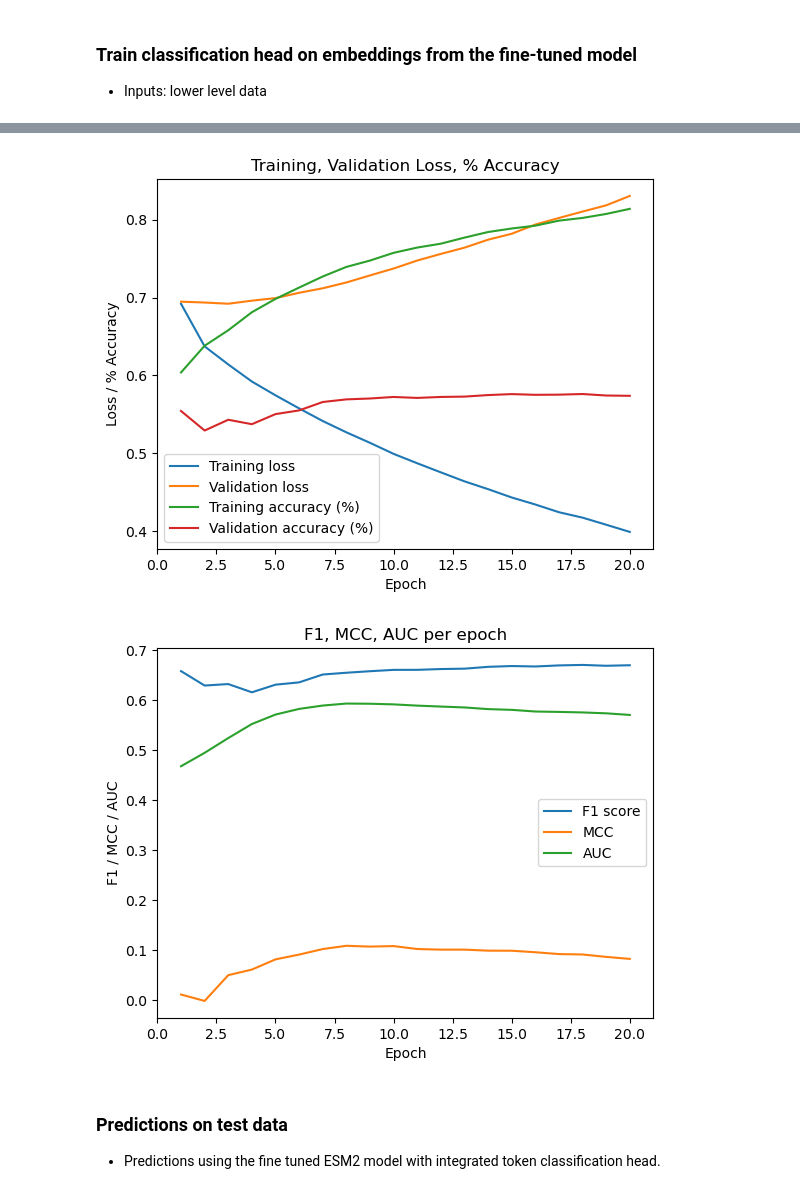
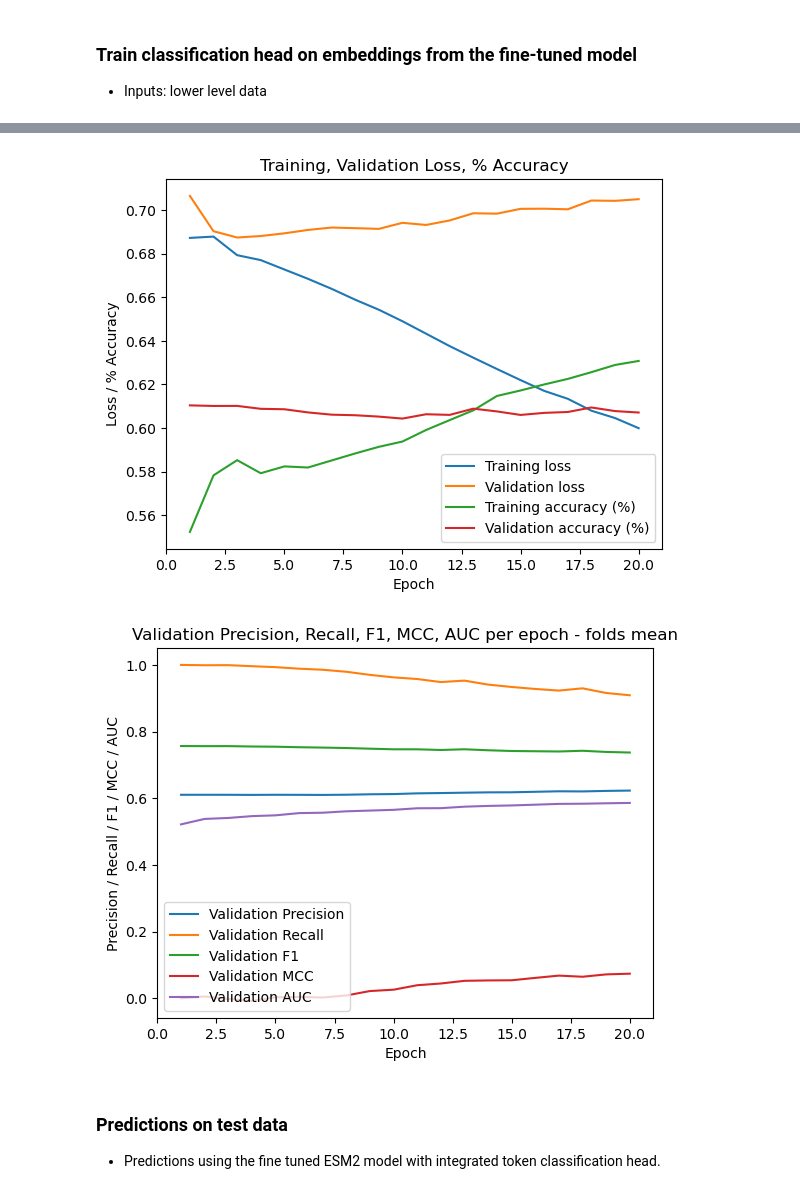
Before and after one commit to harryb257/MScProject, a Jupyter notebook: ESM2 finetune.ipynb, the cells around one changed output, grey strips where cells are left out. Saved outputs shown, nothing was run; the diff lists cells and outputs as text; code cells hidden in the pictures.

```diff
--- a/ESM2 finetune.ipynb
+++ b/ESM2 finetune.ipynb
@@ -313,7 +341,7 @@ EsmForTokenClassification(
 )
 # %%
 # Preprocess training data
-df_lower_stacked = pd.read_csv('/Users/harry/Documents/Data Science MSc/PROJECT/MScProject/Bunyaviricetes/Lower_2497571.csv')
+df_lower_stacked = pd.read_csv(lower_level)
 
 # Mask n/a values with -100
 df_lower_stacked['Class'] = df_lower_stacked['Class'].fillna(-100).astype('int32')
@@ -424,7 +452,7 @@ def batch_create(dataset, tokenizer, model):
         inputs = tokenizer(
             batch['sequence'],
             padding=True,
-            truncation=True,
+            truncation=False,
             return_tensors='pt'
         )
 
@@ -480,25 +508,20 @@ for key, value in val_datasets.items():
     batched = batch_create(value, tokenizer, model)
     val_loaded[key] = batched
 # %%
-# Classification head
+# # Classification head
 class PerResidueClassifier(nn.Module):
-    def __init__(self, in_features=320, hidden_size=128, out_features=2):
+    def __init__(self):
         super().__init__()
-        self.linear1 = nn.Linear(in_features, hidden_size)
-        self.relu = nn.ReLU()
-        self.dropout = nn.Dropout(0.2)
-        self.linear2 = nn.Linear(hidden_size, out_features)
 
-    def forward(self, embeddings):
-        x = self.linear1(embeddings)
-        x = self.relu(x)
-        x = self.dropout(x)
-        logits = self.linear2(x)
+        self.net = nn.Sequential(
+            nn.Linear(320, 128),
+            nn.ReLU(),
+            nn.Dropout(0.2),
+            nn.Linear(128, 2),
+        )
 
-        return logits
-
-# Instantiate classifier
-clf = PerResidueClassifier()
+    def forward(self, x):
+        return self.net(x)
 # %%
 # Determine frequency of positive vs negative labels to be used to weight the loss function
 neg_class = len(df_lower_stacked[df_lower_stacked['Class'] == 0])
@@ -731,35 +754,36 @@ Validation Metrics
 # Plot mean loss per epoch
 fig = plt.figure()
 ax = fig.add_subplot(1, 1, 1)
-ax.plot(range(1, epochs+1), avg_train_loss, label='Training loss')
-ax.plot(range(1, epochs+1), avg_val_loss, label='Validation loss')
-ax.plot(range(1, epochs+1), training_avg_acc, label='Training accuracy (%)')
-ax.plot(range(1, epochs+1), val_avg_acc, label='Validation accuracy (%)')
+ax.plot(range(1, len(clf_trained_avg_metrics)+1), clf_trained_avg_metrics['train_loss'], label='Training loss')
+ax.plot(range(1, len(clf_trained_avg_metrics)+1), clf_trained_avg_metrics['val_loss'], label='Validation loss')
+ax.plot(range(1, len(clf_trained_avg_metrics)+1), clf_trained_avg_metrics['train_acc'], label='Training accuracy (%)')
+ax.plot(range(1, len(clf_trained_avg_metrics)+1), clf_trained_avg_metrics['val_acc'], label='Validation accuracy (%)')
 ax.set_xlabel('Epoch')
 ax.set_ylabel('Loss / % Accuracy')
 ax.set_title('Training, Validation Loss, % Accuracy')
-ax.set_xlim(0, epochs+1)
+ax.set_xlim(0, len(clf_trained_avg_metrics)+1)
 
 ax.legend()
 plt.show()
 # %% [output]
-[figure, old version]
+[figure, new version]
 # %%
 fig = plt.figure()
 ax = fig.add_subplot(1, 1, 1)
-ax.plot(range(1, epochs+1), avg_f1, label='F1 score')
-ax.plot(range(1, epochs+1), avg_mcc, label='MCC')
-ax.plot(range(1, epochs+1), avg_auc, label='AUC')
-
+ax.plot(range(1, len(clf_trained_avg_metrics)+1), clf_trained_avg_metrics['val_precision'], label='Validation Precision')
+ax.plot(range(1, len(clf_trained_avg_metrics)+1), clf_trained_avg_metrics['val_recall'], label='Validation Recall')
+ax.plot(range(1, len(clf_trained_avg_metrics)+1), clf_trained_avg_metrics['val_f1'], label='Validation F1')
+ax.plot(range(1, len(clf_trained_avg_metrics)+1), clf_trained_avg_metrics['val_mcc'], label='Validation MCC')
+ax.plot(range(1, len(clf_trained_avg_metrics)+1), clf_trained_avg_metrics['val_auc'], label='Validation AUC')
 ax.set_xlabel('Epoch')
-ax.set_ylabel('F1 / MCC / AUC')
-ax.set_title('F1, MCC, AUC per epoch')
-ax.set_xlim(0, epochs+1)
+ax.set_ylabel('Precision / Recall / F1 / MCC / AUC')
+ax.set_title('Validation Precision, Recall, F1, MCC, AUC per epoch - folds mean')
+ax.set_xlim(0, len(clf_trained_avg_metrics)+1)
 
 ax.legend()
 plt.show()
 # %% [output]
-[figure, old version]
+[figure, new version]
 # %% [markdown]
 ### Predictions on test data
 
```
Also changed, not shown: parts of 19 cells of this notebook.
